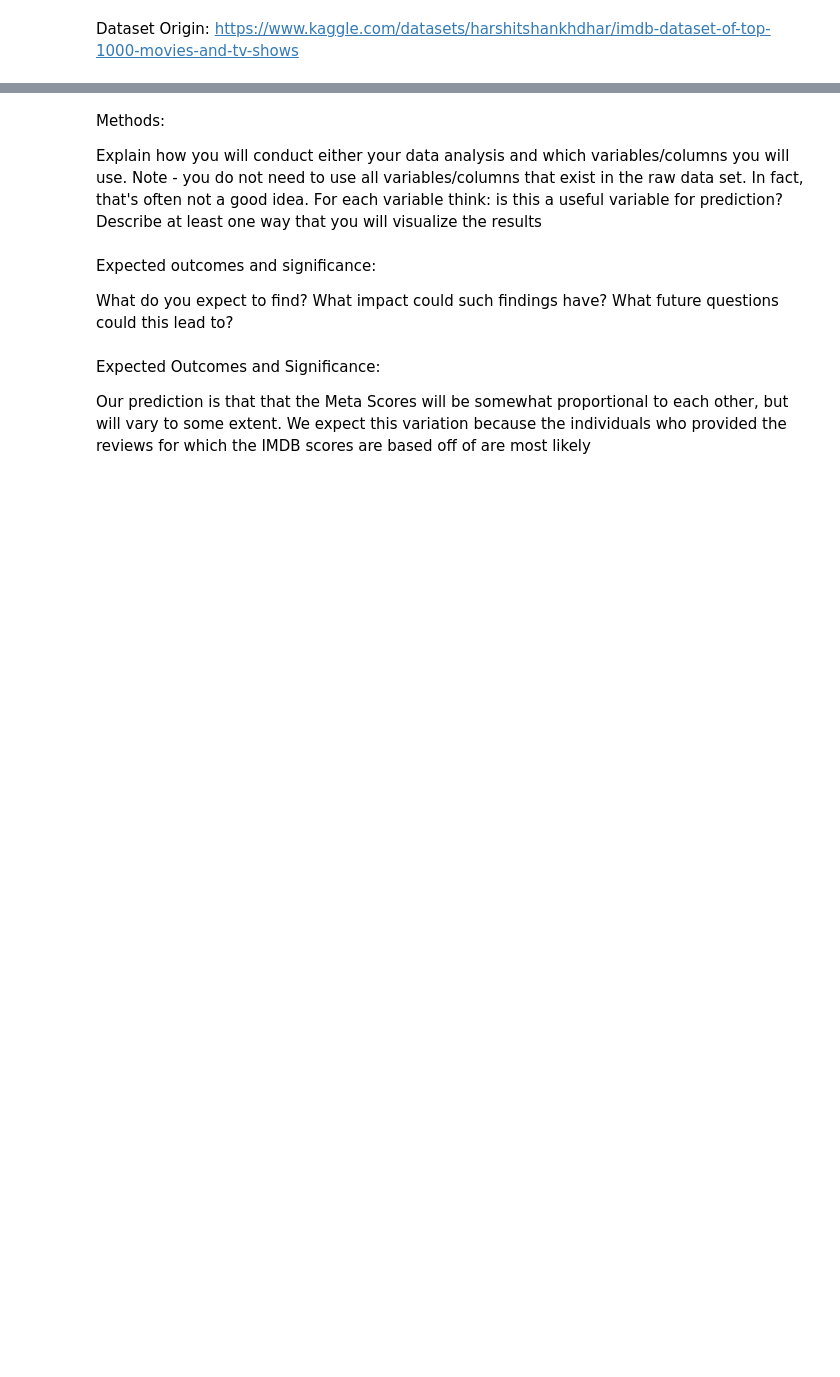
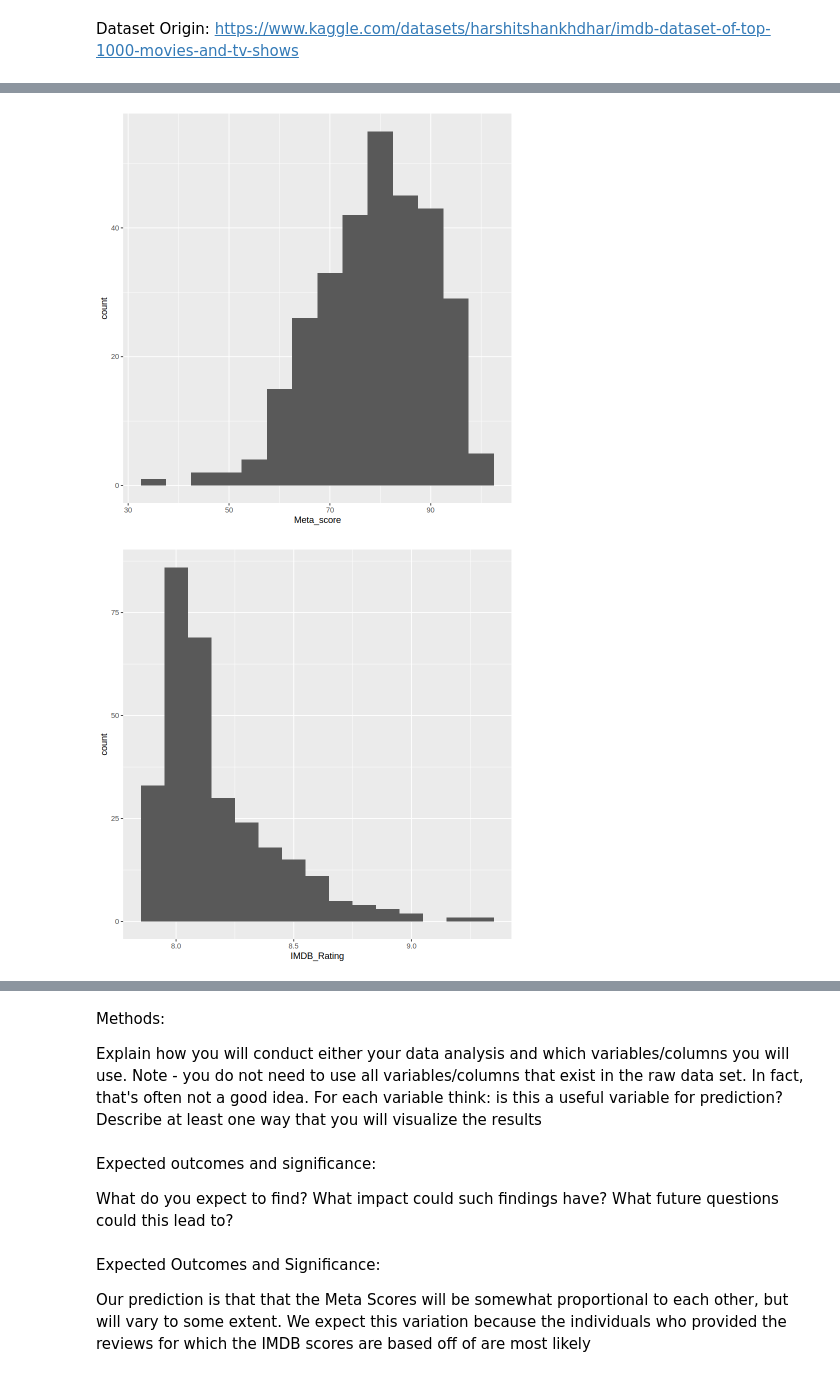
Before and after one commit to anh-dong/dsci-100-2023w1-group-33, a Jupyter notebook: Proposal.ipynb, the cells around one changed output, grey strips where cells are left out. Saved outputs shown, nothing was run; the diff lists cells and outputs as text; code cells hidden in the pictures; blank space fills up the shorter version.

Commit message:
Added histograms
Added visual component to proposal

```diff
--- a/Proposal.ipynb
+++ b/Proposal.ipynb
@@ -42,3 +79,21 @@ movies_raw
+# %%
+### Summary Visual
+movies <- movies_raw |>
+    select(Meta_score, IMDB_Rating) |>
+    na.omit()
+
+Meta_score_hist <- movies |>
+    ggplot(aes(Meta_score)) +
+        geom_histogram(binwidth = 5) +
+Meta_score_hist
+
+IMDB_Review_hist <- movies |>
+    ggplot(aes(IMDB_Rating)) +
+        geom_histogram(binwidth = 0.1)
+IMDB_Review_hist
+# %% [output]
+[figure, added]
+[figure, added]
 # %%
 movies <- movies_raw |>
     select(Released_Year, Meta_score, Gross, Runtime, IMDB_Rating) |>
```
Also changed, not shown: parts of 7 cells of this notebook.
